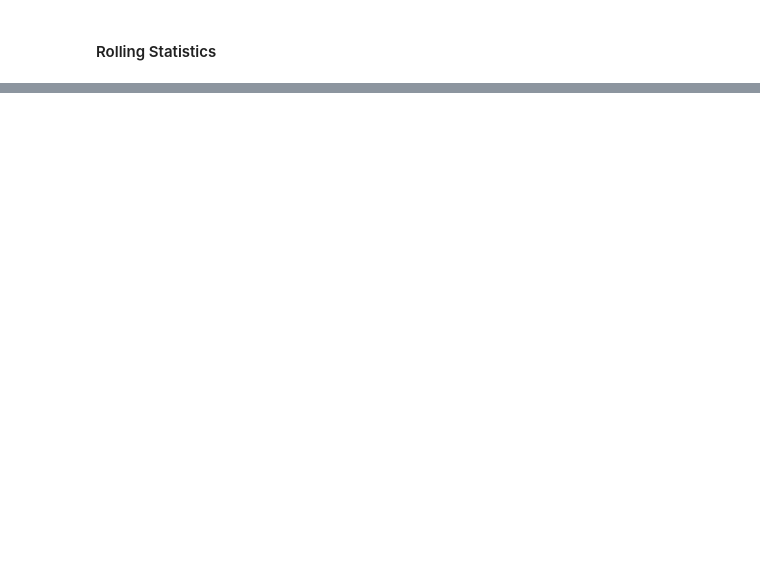
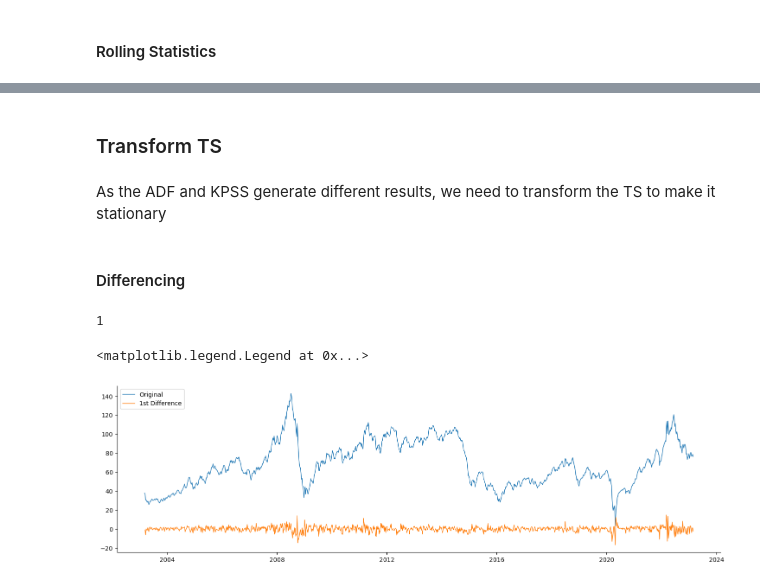
Before and after one commit to LAOMAITOU/Crude_Oil_Price_Model, a Jupyter notebook: oil.ipynb, the cells around one changed output, grey strips where cells are left out. Drawn from its saved outputs; the diff is of its cells as text; code cells hidden in the pictures; blank space fills up the shorter version.

```diff
--- a/oil.ipynb
+++ b/oil.ipynb
@@ -186,0 +126,6 @@ The test results suggest Brent and WTI daily and monthly price time series are s
+# %% [markdown]
+### Transform TS
+# %% [markdown]
+As the ADF and KPSS generate different results, we need to transform the TS to make it stationary
+# %% [markdown]
+#### Differencing
@@ -186,0 +160,12 @@ The test results suggest Brent and WTI daily and monthly price time series are s
+# %%
+determine_differencing_level(wti['WTI'])
+# %% [output]
+1
+# %%
+wti_diff=wti.diff(1).dropna()
+plt.plot(wti,label='Original')
+plt.plot(wti_diff,label='1st Difference')
+plt.legend(loc='upper left')
+# %% [output]
+<matplotlib.legend.Legend at 0x...>
+[figure, added]
```
Also changed, not shown: parts of 42 cells of this notebook, 3 other files.
